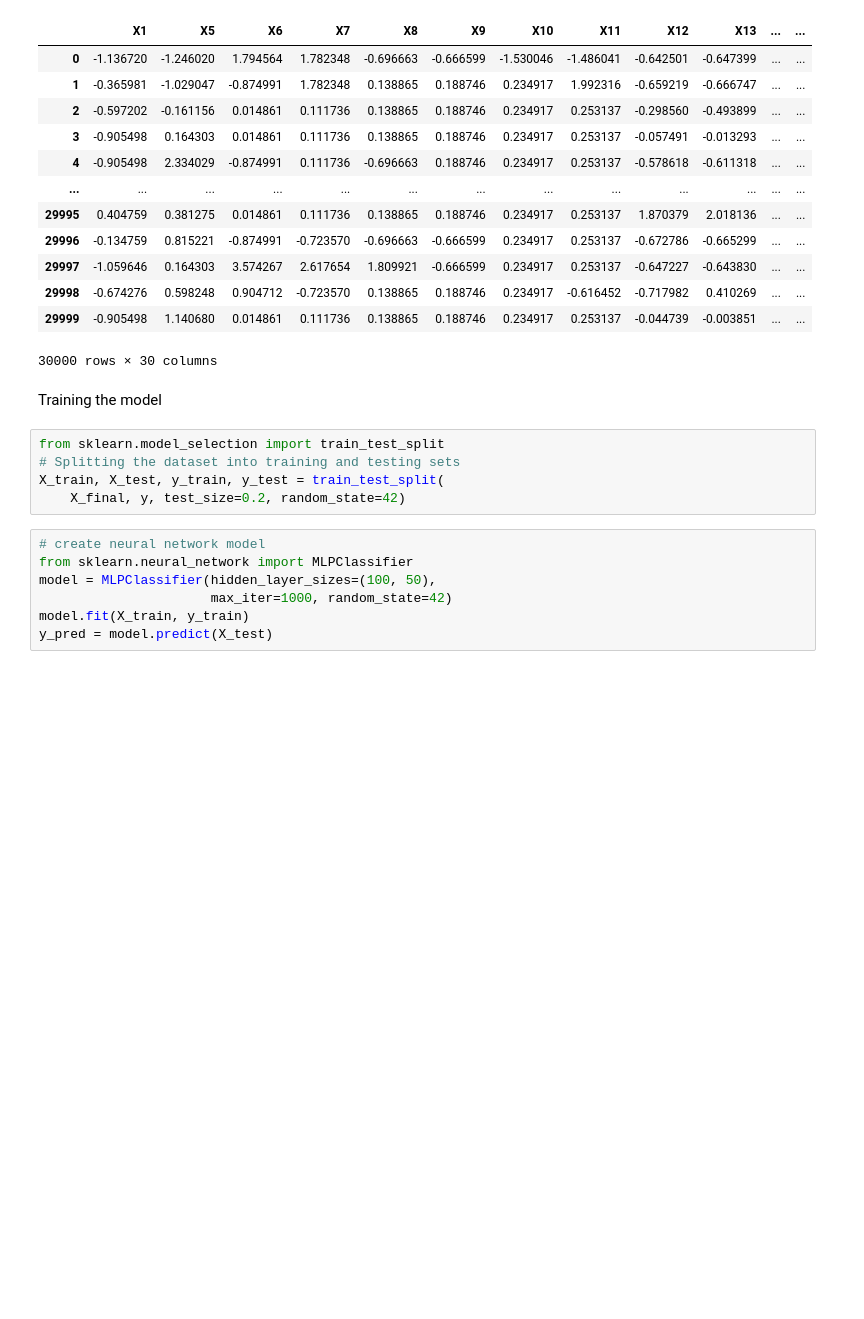
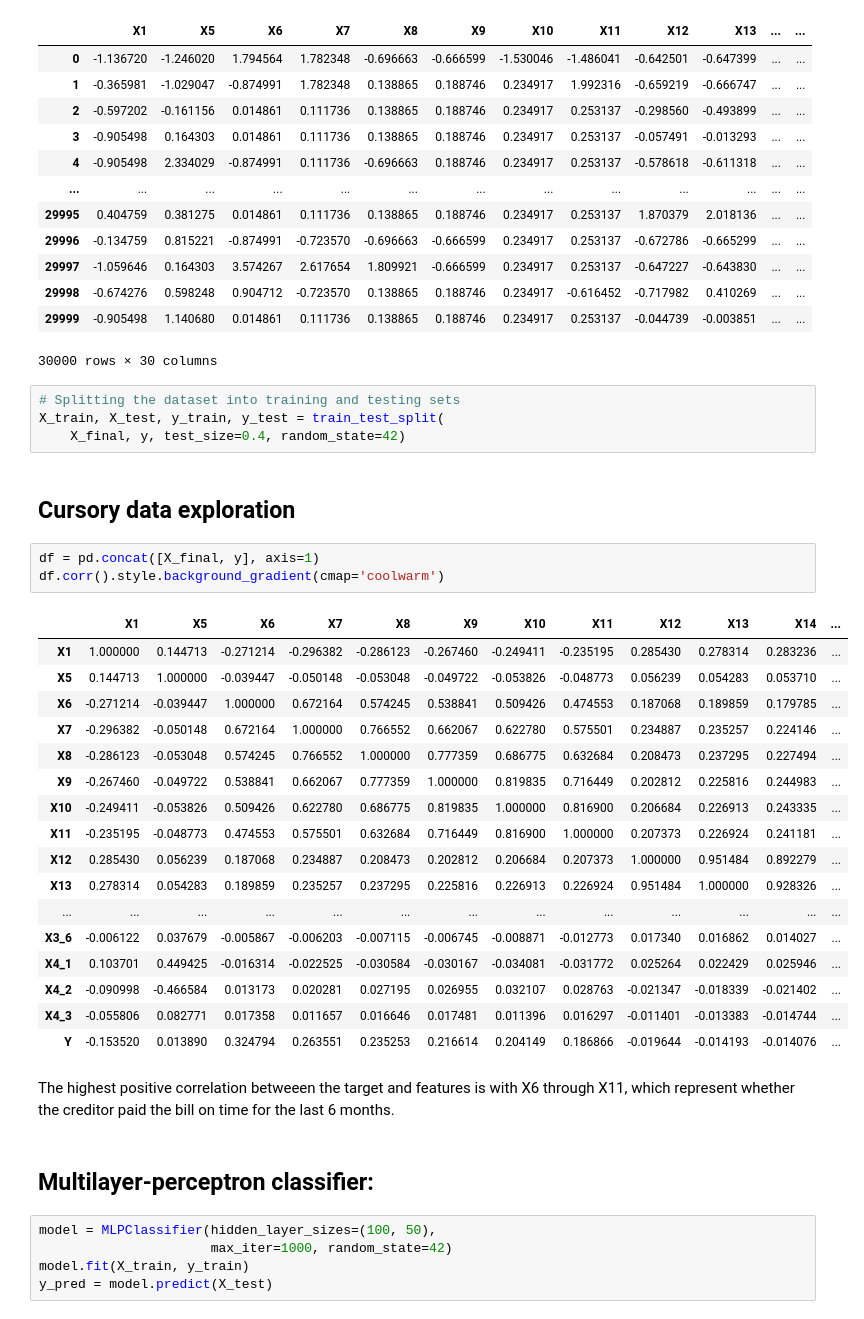
Before and after one commit to annamikulich/PROJECT-4, a Jupyter notebook: doodles.ipynb, the cells around one changed output. Cells and saved outputs as stored; diff of their text form; blank space fills up the shorter version.

```diff
--- a/doodles.ipynb
+++ b/doodles.ipynb
@@ -95,16 +126,38 @@ X_final
 | 29998 | -0.674276 | 0.598248 | 0.904712 | -0.723570 | 0.138865 | 0.188746 | 0.234917 | -0.616452 | -0.717982 | 0.410269 | ... | ... |
 | 29999 | -0.905498 | 1.140680 | 0.014861 | 0.111736 | 0.138865 | 0.188746 | 0.234917 | 0.253137 | -0.044739 | -0.003851 | ... | ... |
 30000 rows × 30 columns
-# %% [markdown]
-Training the model
-# %%
-from sklearn.model_selection import train_test_split
-# Splitting the dataset into training and testing sets
-X_train, X_test, y_train, y_test = train_test_split(
-    X_final, y, test_size=0.2, random_state=42)
+# %%
+# Splitting the dataset into training and testing sets
+X_train, X_test, y_train, y_test = train_test_split(
+    X_final, y, test_size=0.4, random_state=42)
+# %% [markdown]
+## Cursory data exploration
+# %%
+df = pd.concat([X_final, y], axis=1)
+df.corr().style.background_gradient(cmap='coolwarm')
+# %% [output]
+|  | X1 | X5 | X6 | X7 | X8 | X9 | X10 | X11 | X12 | X13 | X14 | ... |
+| X1 | 1.000000 | 0.144713 | -0.271214 | -0.296382 | -0.286123 | -0.267460 | -0.249411 | -0.235195 | 0.285430 | 0.278314 | 0.283236 | ... |
+| X5 | 0.144713 | 1.000000 | -0.039447 | -0.050148 | -0.053048 | -0.049722 | -0.053826 | -0.048773 | 0.056239 | 0.054283 | 0.053710 | ... |
+| X6 | -0.271214 | -0.039447 | 1.000000 | 0.672164 | 0.574245 | 0.538841 | 0.509426 | 0.474553 | 0.187068 | 0.189859 | 0.179785 | ... |
+| X7 | -0.296382 | -0.050148 | 0.672164 | 1.000000 | 0.766552 | 0.662067 | 0.622780 | 0.575501 | 0.234887 | 0.235257 | 0.224146 | ... |
+| X8 | -0.286123 | -0.053048 | 0.574245 | 0.766552 | 1.000000 | 0.777359 | 0.686775 | 0.632684 | 0.208473 | 0.237295 | 0.227494 | ... |
+| X9 | -0.267460 | -0.049722 | 0.538841 | 0.662067 | 0.777359 | 1.000000 | 0.819835 | 0.716449 | 0.202812 | 0.225816 | 0.244983 | ... |
+| X10 | -0.249411 | -0.053826 | 0.509426 | 0.622780 | 0.686775 | 0.819835 | 1.000000 | 0.816900 | 0.206684 | 0.226913 | 0.243335 | ... |
+| X11 | -0.235195 | -0.048773 | 0.474553 | 0.575501 | 0.632684 | 0.716449 | 0.816900 | 1.000000 | 0.207373 | 0.226924 | 0.241181 | ... |
+| X12 | 0.285430 | 0.056239 | 0.187068 | 0.234887 | 0.208473 | 0.202812 | 0.206684 | 0.207373 | 1.000000 | 0.951484 | 0.892279 | ... |
+| X13 | 0.278314 | 0.054283 | 0.189859 | 0.235257 | 0.237295 | 0.225816 | 0.226913 | 0.226924 | 0.951484 | 1.000000 | 0.928326 | ... |
+| ... | ... | ... | ... | ... | ... | ... | ... | ... | ... | ... | ... | ... |
+| X3_6 | -0.006122 | 0.037679 | -0.005867 | -0.006203 | -0.007115 | -0.006745 | -0.008871 | -0.012773 | 0.017340 | 0.016862 | 0.014027 | ... |
+| X4_1 | 0.103701 | 0.449425 | -0.016314 | -0.022525 | -0.030584 | -0.030167 | -0.034081 | -0.031772 | 0.025264 | 0.022429 | 0.025946 | ... |
+| X4_2 | -0.090998 | -0.466584 | 0.013173 | 0.020281 | 0.027195 | 0.026955 | 0.032107 | 0.028763 | -0.021347 | -0.018339 | -0.021402 | ... |
+| X4_3 | -0.055806 | 0.082771 | 0.017358 | 0.011657 | 0.016646 | 0.017481 | 0.011396 | 0.016297 | -0.011401 | -0.013383 | -0.014744 | ... |
+| Y | -0.153520 | 0.013890 | 0.324794 | 0.263551 | 0.235253 | 0.216614 | 0.204149 | 0.186866 | -0.019644 | -0.014193 | -0.014076 | ... |
+# %% [markdown]
+The highest positive correlation betweeen the target and features is with X6 through X11, which represent whether the creditor paid the bill on time for the last 6 months.
+# %% [markdown]
+## Multilayer-perceptron classifier:
 # %%
-# create neural network model
-from sklearn.neural_network import MLPClassifier
 model = MLPClassifier(hidden_layer_sizes=(100, 50),
                       max_iter=1000, random_state=42)
 model.fit(X_train, y_train)
```
Also changed, not shown: parts of 16 cells of this notebook, 10 other files.
